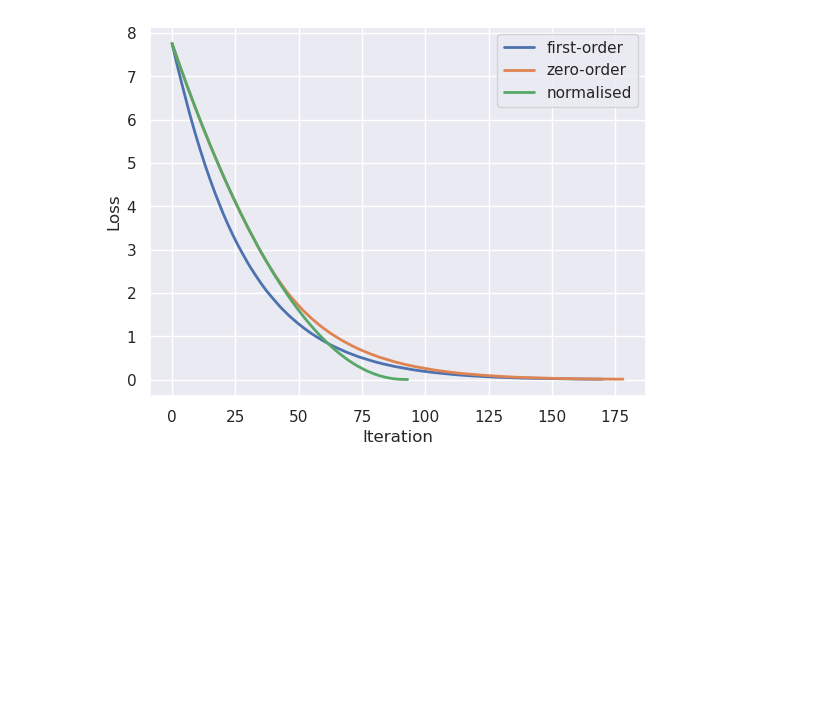
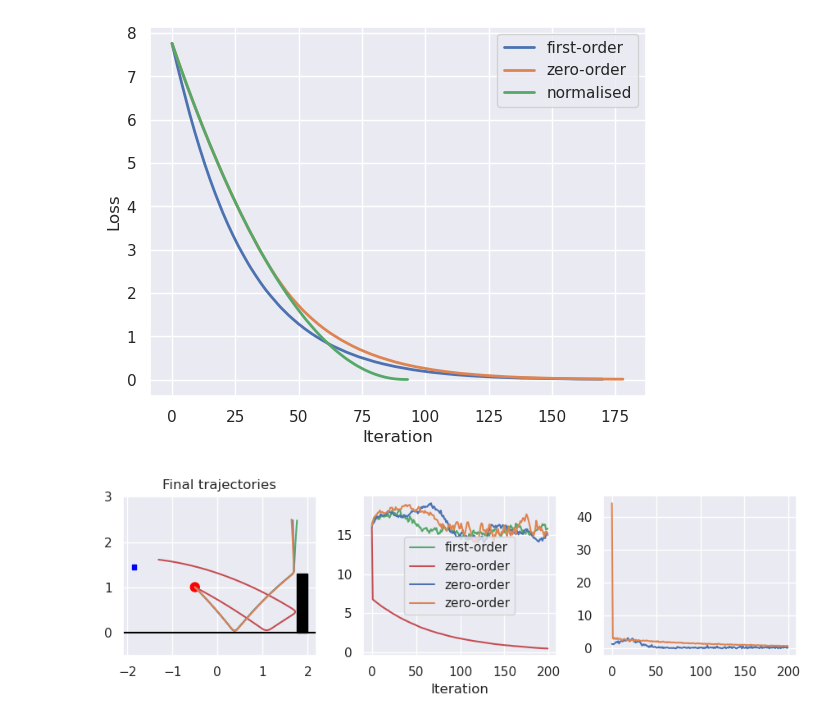
Before and after one commit to NVlabs/DiffRL, a Jupyter notebook: scripts/ball_env_analysis.ipynb, the cells around one changed output. Cells and saved outputs as stored; diff of their text form; code cells hidden in the pictures; blank space fills up the shorter version.

```diff
--- a/scripts/ball_env_analysis.ipynb
+++ b/scripts/ball_env_analysis.ipynb
@@ -593,3 +613,60 @@ plt.legend()
 plt.savefig("optim_comparison.pdf")
 # %% [output]
 [figure]
+# %%
+# effects of clipping when we're operating at the edge of contact
+
+%matplotlib inline
+
+from mpl_toolkits.mplot3d import Axes3D
+from matplotlib import cm
+from matplotlib import colors
+from matplotlib.ticker import LinearLocator, FormatStrFormatter
+import matplotlib.pyplot as plt
+import numpy as np
+import matplotlib.colors as mcolors
+
+
+f, ax = plt.subplots(1, 3, figsize=(9, 3))#, subplot_kw={"projection": "3d"})
+
+data = np.load("bounce_optimization_edge.npz")
+
+xy = data['trajectories'].mean(2)[:, :, [0,1]]
+ax[0].plot(xy[-1, :, 0], xy[-1, :, 1], c='g')
+
+xy = data['z_trajectories'].mean(2)[:, :, [0,1]]
+ax[0].plot(xy[-1, :, 0], xy[-1, :, 1], c='r')
+
+xy = data['trajectories_clip'].mean(2)[:, :, [0,1]]
+ax[0].plot(xy[-1, :, 0], xy[-1, :, 1])
+
+xy = data['trajectories_norm'].mean(2)[:, :, [0,1]]
+ax[0].plot(xy[-1, :, 0], xy[-1, :, 1])
+
+# visualisations
+ax[0].add_patch(patches.Rectangle((1.75, 0.0), 0.25, 1.3, linewidth=1, edgecolor='black', facecolor='black'))
+ax[0].add_patch(patches.Rectangle((-1.9, 1.4), 0.1, 0.1, linewidth=1, edgecolor='blue', facecolor='blue'))
+ax[0].add_patch(patches.Circle((-0.5, 1.0), 0.1, edgecolor='red', facecolor='red'))
+ax[0].axhline(0, c='black')
+ax[0].axis("equal")
+ax[0].set_title("Final trajectories")
+
+
+losses = data['losses'].mean(-1)
+ax[1].plot(losses, c='g', label=f"first-order")
+z_losses = data['z_losses'].mean(-1)
+ax[1].plot(z_losses, c='r', label=f"zero-order")
+z_losses = data['losses_clip'].mean(-1)
+ax[1].plot(z_losses, label=f"zero-order")
+z_losses = data['losses_norm'].mean(-1)
+ax[1].plot(z_losses, label=f"zero-order")
+ax[1].set_xlabel("Iteration")
+ax[1].legend()
+
+ax[2].plot(data['norms'], label="first-order")
+ax[2].plot(data['z_norms'], label="zero-order")
+
+plt.tight_layout()
+# plt.savefig("edge_optimizaiton_clipping.pdf")
+# %% [output]
+[figure, added]
```
Also changed, not shown: parts of 8 cells of this notebook.
